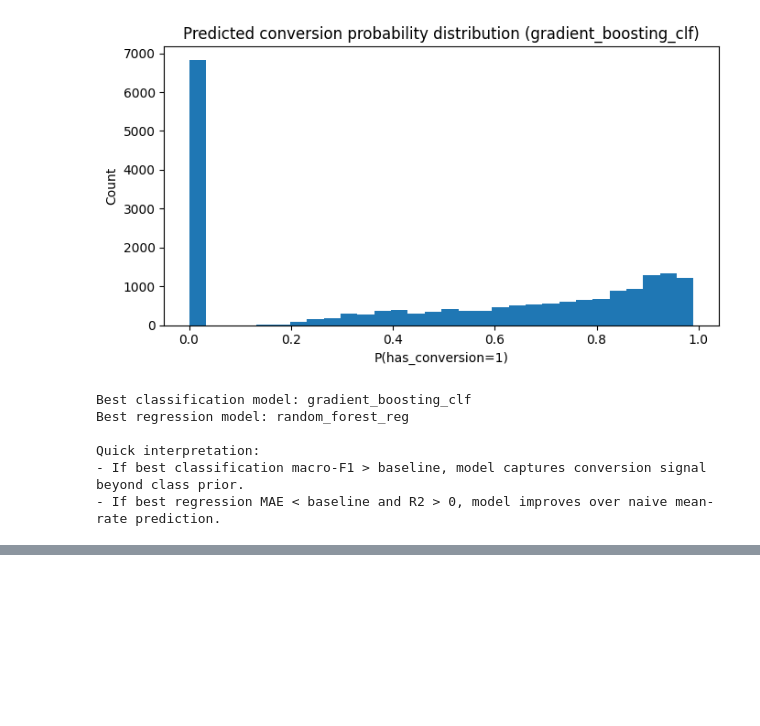
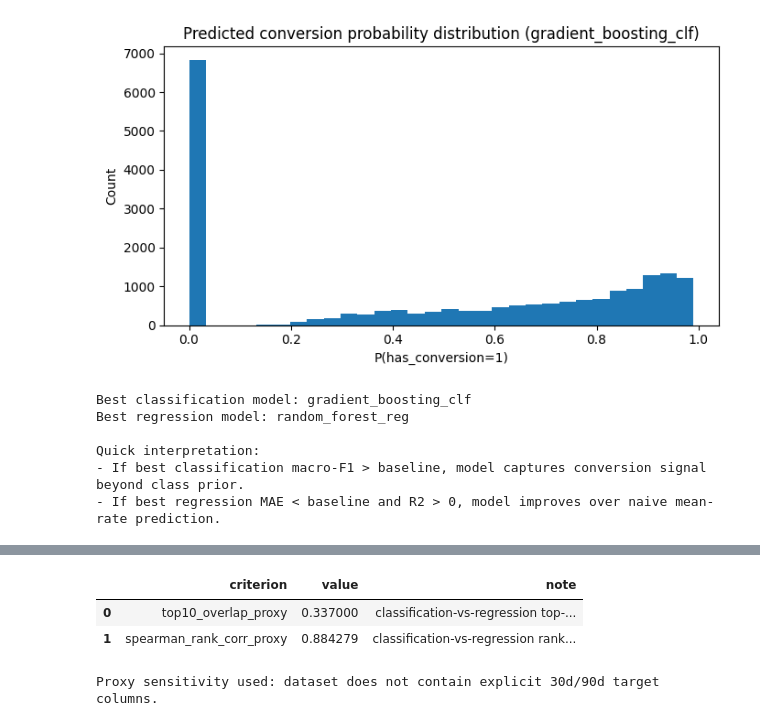
Before and after one commit to Data-Mining-IU/GitHub-Fork-to-PR-Conversion, a Jupyter notebook: src/Modeling.ipynb, the cells around one changed output, grey strips where cells are left out. Saved outputs shown, nothing was run; the diff lists cells and outputs as text; code cells hidden in the pictures; blank space fills up the shorter version.

```diff
--- a/src/Modeling.ipynb
+++ b/src/Modeling.ipynb
@@ -332,0 +576,63 @@ Quick interpretation:
+# %%
+# Try direct 30d/90d columns first
+cols = set(df.columns)
+has_30_90 = {"fork_conversion_rate_30d", "fork_conversion_rate_90d"}.issubset(cols)
+
+if has_30_90:
+    rank_30 = df["fork_conversion_rate_30d"].rank(method="average", ascending=False)
+    rank_90 = df["fork_conversion_rate_90d"].rank(method="average", ascending=False)
+
+    n = len(df)
+    k = max(1, int(np.ceil(0.10 * n)))
+    top30 = set(rank_30.nsmallest(k).index)
+    top90 = set(rank_90.nsmallest(k).index)
+
+    overlap = len(top30 & top90) / k
+    spearman = rank_30.corr(rank_90, method="spearman")
+
+    sens_table = pd.DataFrame({
+        "criterion": ["top10_overlap", "spearman_rank_corr"],
+        "value": [overlap, spearman],
+    })
+    display(sens_table)
+else:
+    # Proxy sensitivity based on classification-vs-regression ranking agreement
+    if best_cls_name != "baseline_majority":
+        cls_scores = best_cls_model.predict_proba(X_test)[:, 1]
+    else:
+        cls_scores = np.full(len(X_test), y_cls_train.mean())
+
+    best_reg_name = reg_table.iloc[0]["model"]
+    if best_reg_name != "baseline_mean":
+        best_reg_model = reg_models[best_reg_name]
+        best_reg_model.fit(X_train, y_reg_train)
+        reg_scores = best_reg_model.predict(X_test)
+    else:
+        reg_scores = np.full(len(X_test), y_reg_train.mean())
+
+    rank_cls = pd.Series(cls_scores).rank(method="average", ascending=False)
+    rank_reg = pd.Series(reg_scores).rank(method="average", ascending=False)
+
+    n = len(rank_cls)
+    k = max(1, int(np.ceil(0.10 * n)))
+    top_cls = set(rank_cls.nsmallest(k).index)
+    top_reg = set(rank_reg.nsmallest(k).index)
+
+    overlap = len(top_cls & top_reg) / k
+    spearman = rank_cls.corr(rank_reg, method="spearman")
+
+    sens_table = pd.DataFrame({
+        "criterion": ["top10_overlap_proxy", "spearman_rank_corr_proxy"],
+        "value": [overlap, spearman],
+        "note": [
+            "classification-vs-regression top-decile overlap",
+            "classification-vs-regression ranking correlation",
+        ],
+    })
+    display(sens_table)
+    print("Proxy sensitivity used: dataset does not contain explicit 30d/90d target columns.")
+# %% [output]
+|  | criterion | value | note |
+| 0 | top10_overlap_proxy | 0.337000 | classification-vs-regression top-... |
+| 1 | spearman_rank_corr_proxy | 0.884279 | classification-vs-regression rank... |
+Proxy sensitivity used: dataset does not contain explicit 30d/90d target columns.
```
Also changed, not shown: parts of 10 cells of this notebook, 4 other files.
